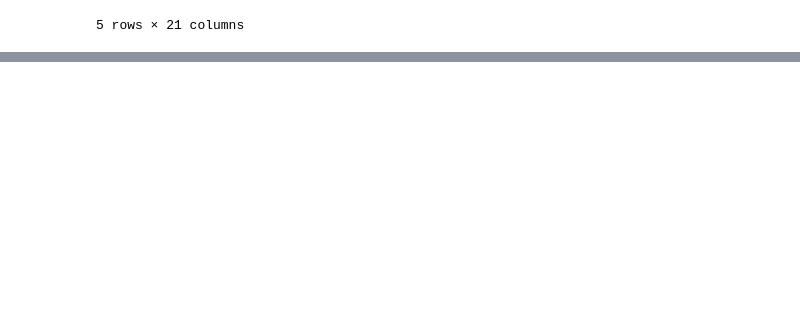
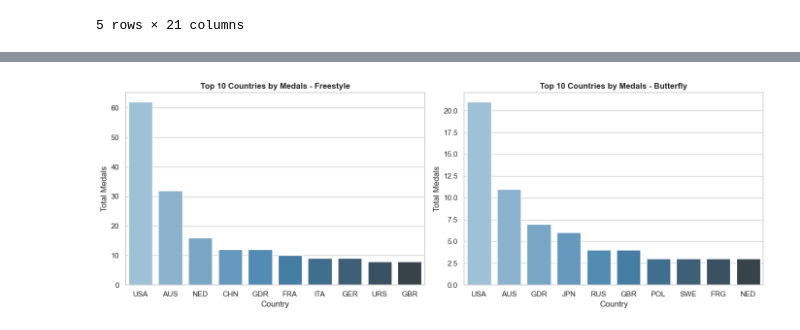
Before and after one commit to melinaay/Olympic_Prediction, a Jupyter notebook: 1.ipynb, the cells around one changed output, grey strips where cells are left out. Saved outputs shown, nothing was run; the diff lists cells and outputs as text; code cells hidden in the pictures; blank space fills up the shorter version.

```diff
--- a/1.ipynb
+++ b/1.ipynb
@@ -322,0 +457,27 @@ plt.show()
+# %%
+#Medal distribution by country
+fig, axes = plt.subplots(1, 2, figsize=(14, 5))
+
+for ax, (df, title) in zip(axes, [
+    (freestyle_df, 'Freestyle'),
+    (butterfly_df, 'Butterfly')
+]):
+    top_medals = (
+        df[df['Medal_Won'] == 1]
+        .groupby('NOC').size()
+        .sort_values(ascending=False)
+        .head(10)
+        .reset_index()
+    )
+    top_medals.columns = ['NOC', 'Medal_Count']
+    sns.barplot(data=top_medals, x='NOC', y='Medal_Count',
+                palette='Blues_d', ax=ax)
+    ax.set_title(f'Top 10 Countries by Medals - {title}',
+                 fontsize=12, fontweight='bold')
+    ax.set_xlabel('Country')
+    ax.set_ylabel('Total Medals')
+
+plt.tight_layout()
+plt.show()
+# %% [output]
+[figure, added]
```
Also changed, not shown: parts of 29 cells of this notebook.
